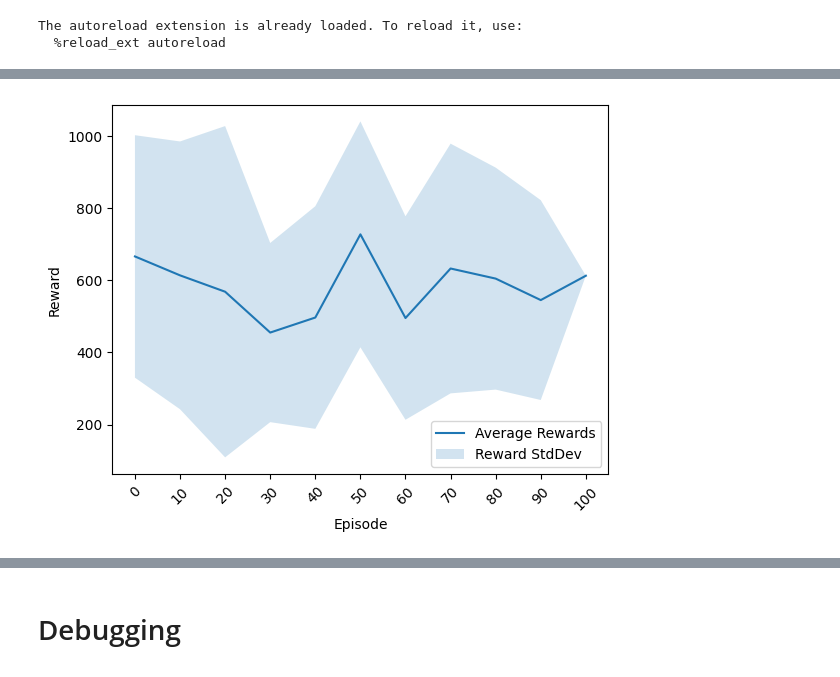
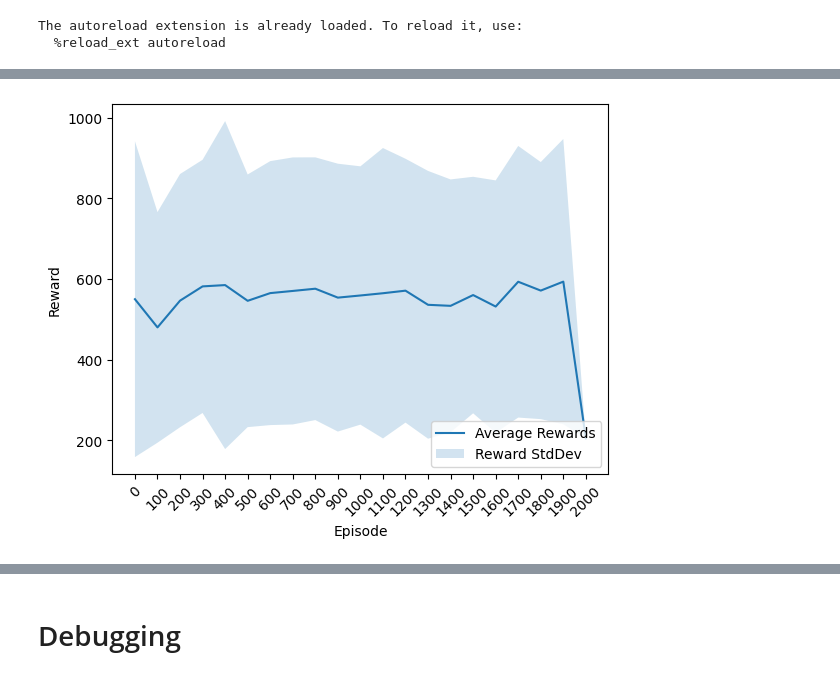
Before and after one commit to joshmazen14/maRLios, a Jupyter notebook: testing_marly.ipynb, the cells around one changed output, grey strips where cells are left out. Drawn from its saved outputs; the diff is of its cells as text; code cells hidden in the pictures.

```diff
--- a/testing_marly.ipynb
+++ b/testing_marly.ipynb
@@ -283,5 +290,5 @@ run(training_mode=False,
 # %%
-plot_rewards(ep_per_stat=10, from_file='./total_rewards-marlios_run_norm_lr_0_001.pkl')
+plot_rewards(ep_per_stat=100, from_file='./total_rewards-marlios_run_norm_lr_0_0001.pkl')
 # %% [output]
-[figure, old version]
+[figure, new version]
 # %%
```
Also changed, not shown: parts of 3 cells of this notebook, 3 other files.
